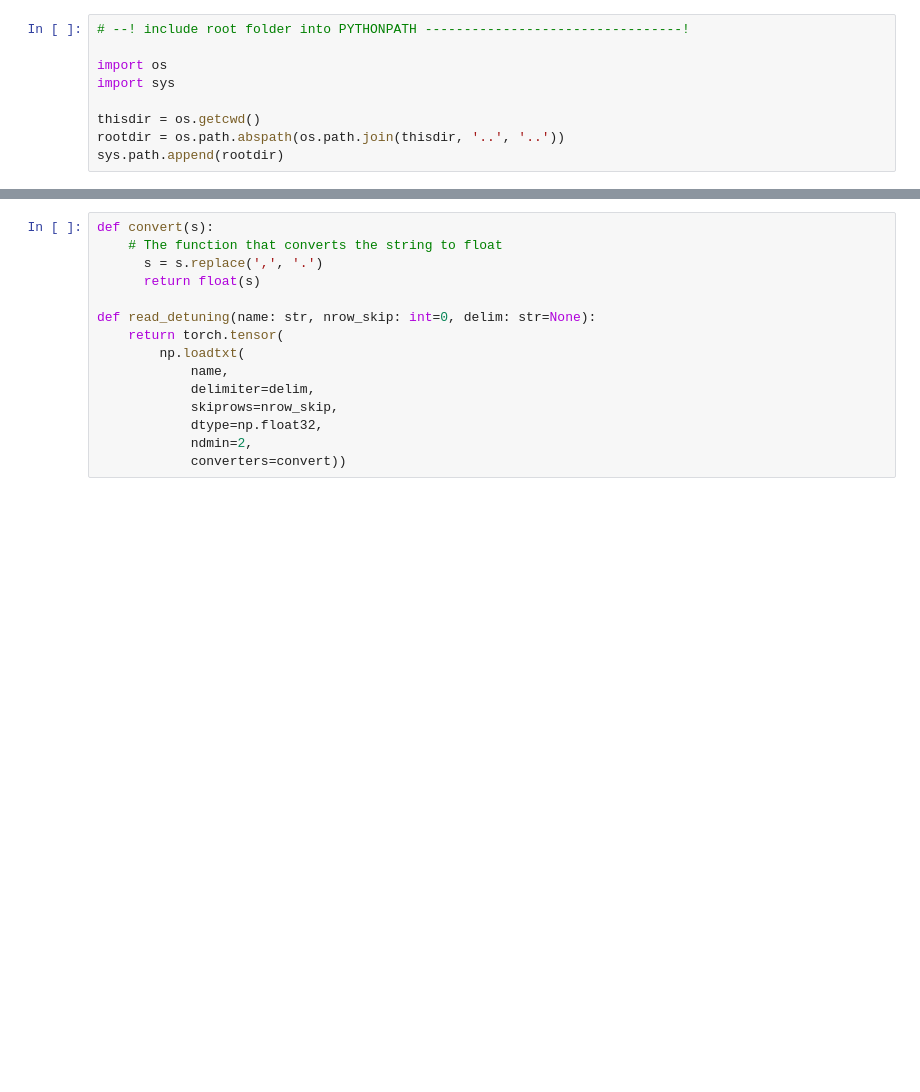
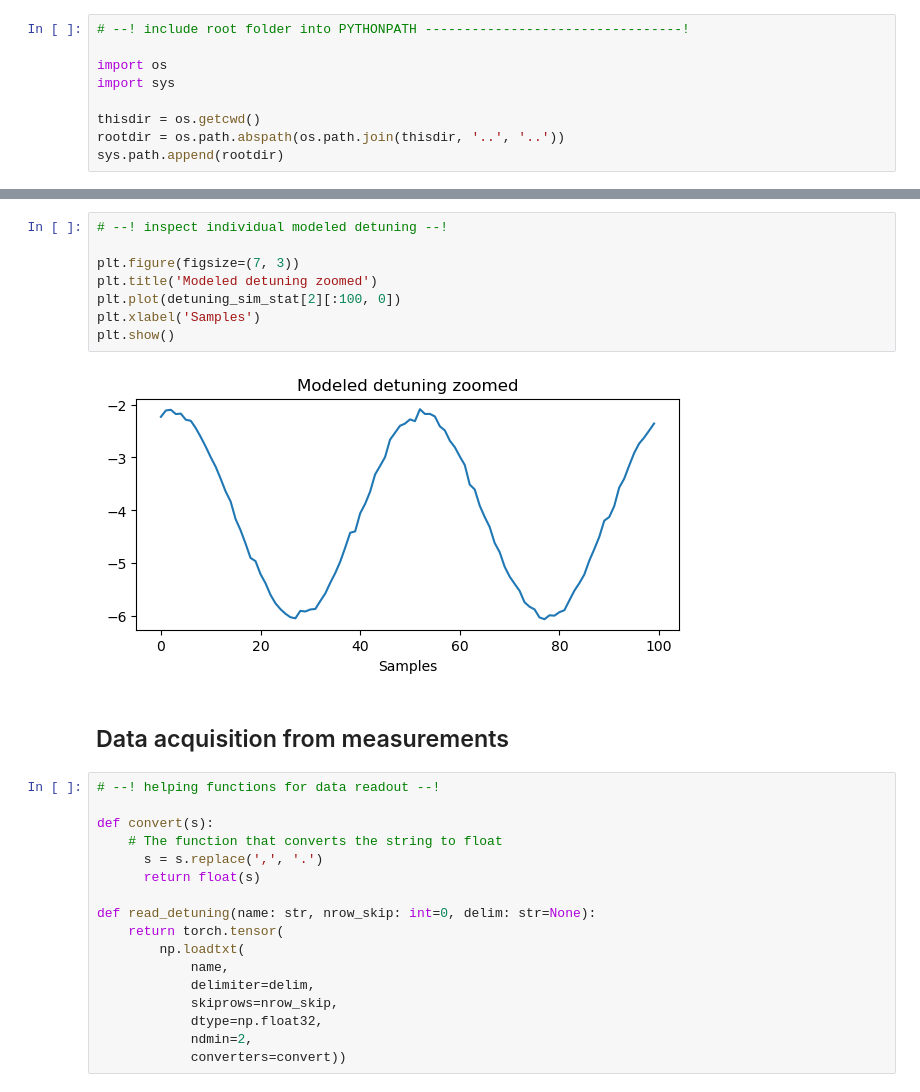
Before and after one commit to maalberg/kind, a Jupyter notebook: notebooks/baselines/01_baselines_tesla_data.ipynb, the cells around one changed output, grey strips where cells are left out. Drawn from its saved outputs; the diff is of its cells as text; blank space fills up the shorter version.

```diff
--- a/notebooks/baselines/01_baselines_tesla_data.ipynb
+++ b/notebooks/baselines/01_baselines_tesla_data.ipynb
@@ -20,4 +120,18 @@ import utils_data
+# %%
+# --! inspect individual modeled detuning --!
+
+plt.figure(figsize=(7, 3))
+plt.title('Modeled detuning zoomed')
+plt.plot(detuning_sim_stat[2][:100, 0])
+plt.xlabel('Samples')
+plt.show()
+# %% [output]
+[figure, added]
+# %% [markdown]
+## Data acquisition from measurements
 # %%
+# --! helping functions for data readout --!
+
 def convert(s):
     # The function that converts the string to float
       s = s.replace(',', '.')
```
Also changed, not shown: parts of 10 cells of this notebook, 4 other files.
